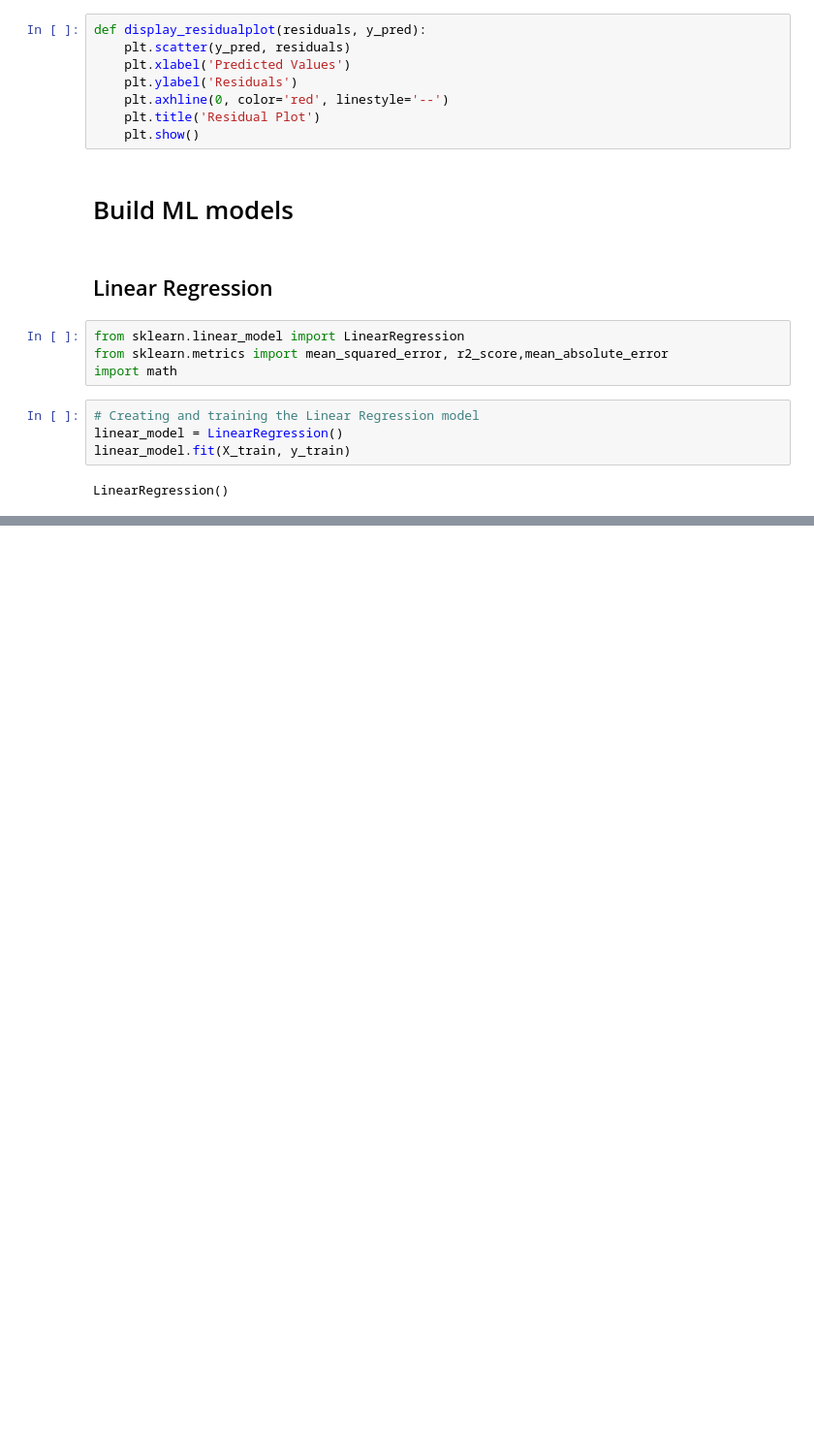
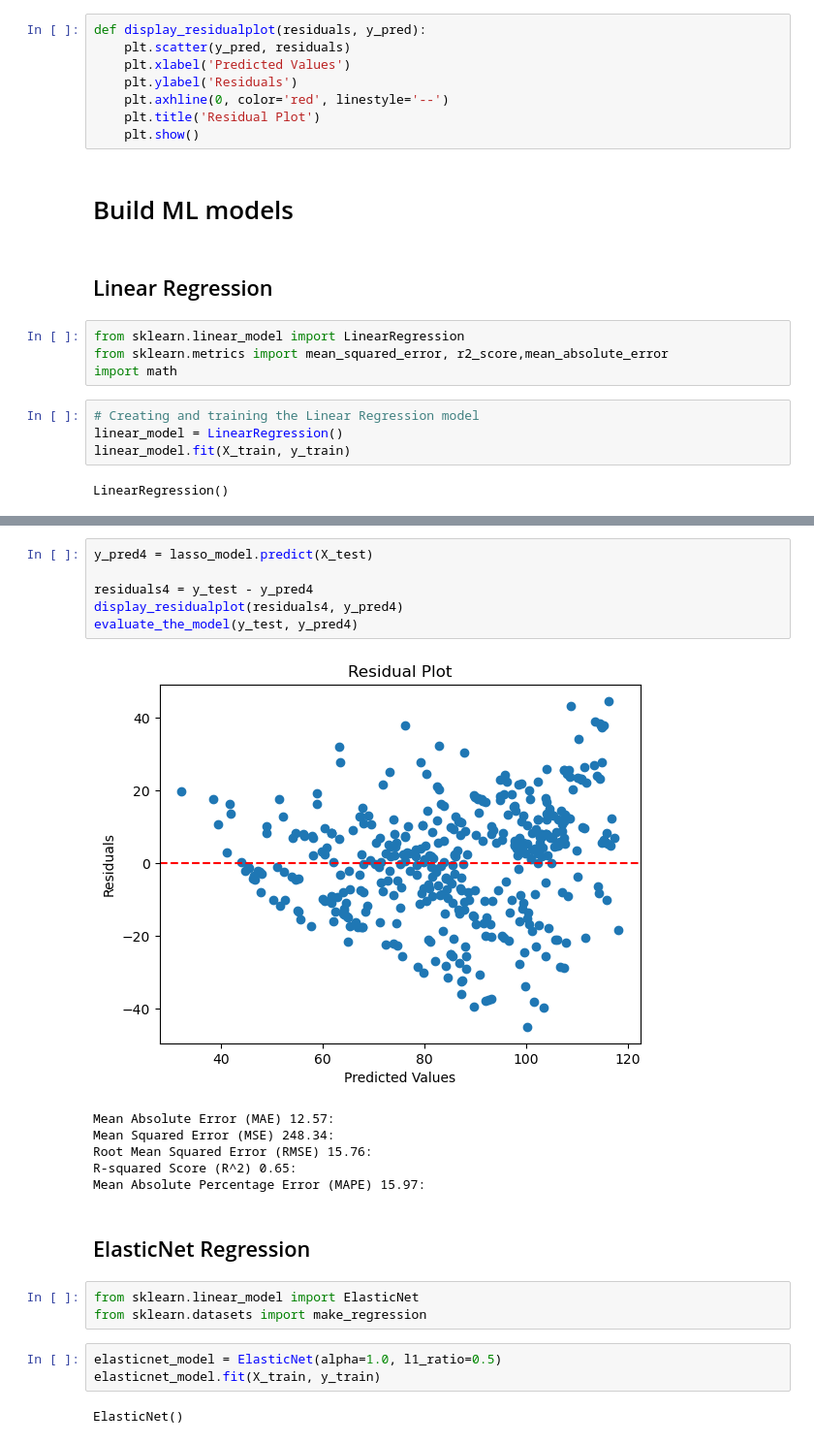
Before and after one commit to Fera13/ML-Project-Obesity-Classifier, a Jupyter notebook: ML-Project Obesity REGRESSION.ipynb, the cells around one changed output, grey strips where cells are left out. Shown at 97% size. Saved outputs shown, nothing was run; the diff lists cells and outputs as text; blank space fills up the shorter version.

```diff
--- a/ML-Project Obesity REGRESSION.ipynb
+++ b/ML-Project Obesity REGRESSION.ipynb
@@ -442,0 +430,23 @@ Mean Absolute Percentage Error (MAPE) 17.92:
+# %%
+y_pred4 = lasso_model.predict(X_test)
+
+residuals4 = y_test - y_pred4
+display_residualplot(residuals4, y_pred4)
+evaluate_the_model(y_test, y_pred4)
+# %% [output]
+[figure, added]
+Mean Absolute Error (MAE) 12.57:
+Mean Squared Error (MSE) 248.34:
+Root Mean Squared Error (RMSE) 15.76:
+R-squared Score (R^2) 0.65:
+Mean Absolute Percentage Error (MAPE) 15.97:
+# %% [markdown]
+## ElasticNet Regression
+# %%
+from sklearn.linear_model import ElasticNet
+from sklearn.datasets import make_regression
+# %%
+elasticnet_model = ElasticNet(alpha=1.0, l1_ratio=0.5)
+elasticnet_model.fit(X_train, y_train)
+# %% [output]
+ElasticNet()
```
Also changed, not shown: parts of 80 cells of this notebook.
